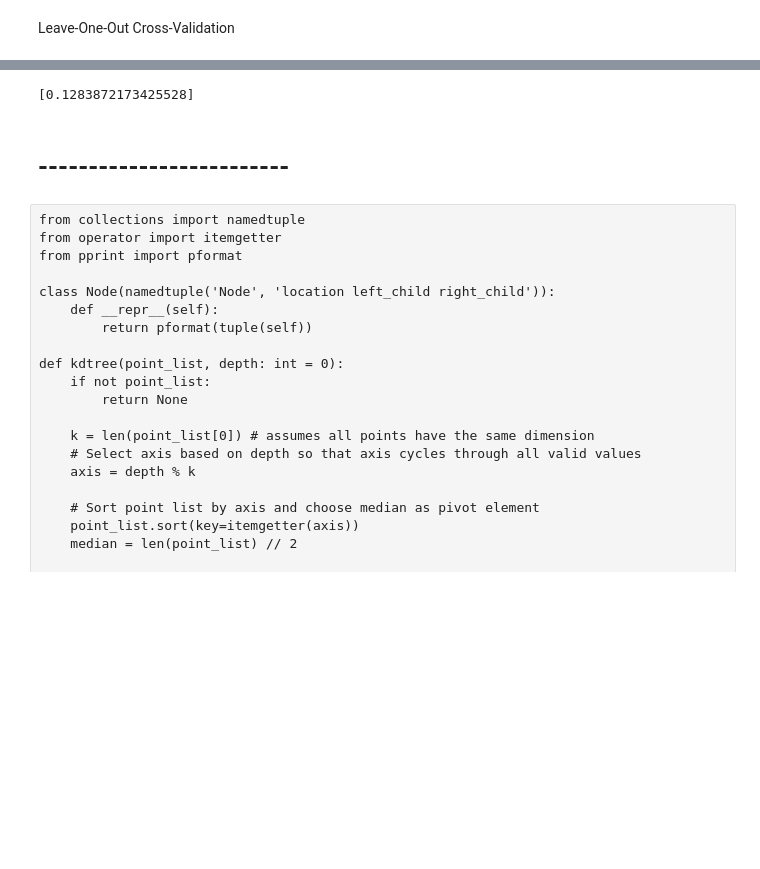
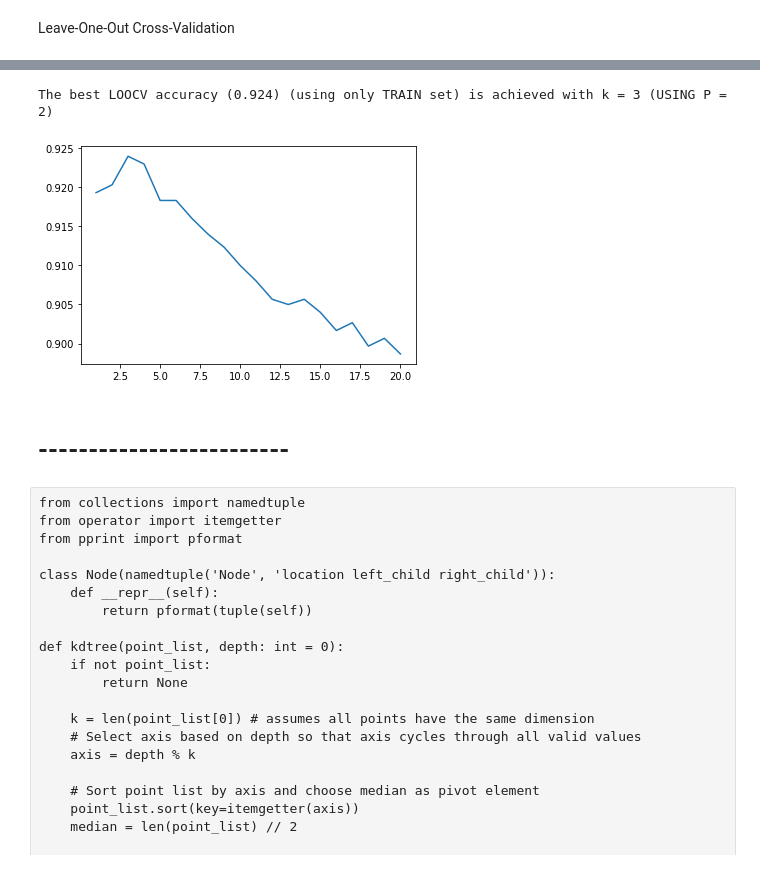
Before and after one commit to 792x/kNN, a Jupyter notebook: SLT1.ipynb, the cells around one changed output, grey strips where cells are left out. Saved outputs shown, nothing was run; the diff lists cells and outputs as text; code cells hidden in the pictures; blank space fills up the shorter version.

Commit message:
LOOCV for one p

```diff
--- a/SLT1.ipynb
+++ b/SLT1.ipynb
@@ -98,6 +98,6 @@ def predict_with_KDtree(train_data, test_data, k, p):
 ks = range(1, 21)
 accs = []
 
-for k in tqdm(ks):
+for k in tqdm_notebook(ks):
     act, preds = predict_with_KDtree(train.values, test.values, k, 2)
     accs.append(accuracy_score(act, preds))
@@ -130,19 +137,23 @@ p = 2 # euclidean distance
 tree = KDTree(train.values[:,1:], metric=DistanceMetric.get_metric("minkowski", p=p))
 
 # for each k
-ks = [1,]#range(1, 21)
+ks = range(1, 21)
 accs = []
 
-for k in tqdm(ks):
+for k in tqdm_notebook(ks):
+
+    actual_for_k = []
+    predictions_for_k = []
+
     for digit in tqdm_notebook(train.values):
         _, ind = tree.query(digit[1:].reshape(1, -1), k=k+1)
         neighboring_digits = [dig[0] for dig in train.values[ind][0]]
         neighboring_digits = neighboring_digits[1:] # not including the digit itself
         predicted_digit = pd.value_counts(neighboring_digits).sort_values(ascending=False).index[0]
 
-        actual.append(test_digit[0])
-        predictions.append(predicted_digit)
+        actual_for_k.append(digit[0])
+        predictions_for_k.append(predicted_digit)
 
-    accs.append(accuracy_score(actual, predictions))
+    accs.append(accuracy_score(actual_for_k, predictions_for_k))
 # %% [output]
 [interactive output not drawn]
@@ -149,7 +172,9 @@ for k in tqdm(ks):
-# %%
-accs
-# %% [output]
-[0.1283872173425528]
+# %%
+plt.plot(ks, accs);
+print(f"The best LOOCV accuracy ({max(accs)}) (using only TRAIN set) is achieved with k = {ks[np.argmax(accs)]} (USING P = 2)")
+# %% [output]
+The best LOOCV accuracy (0.924) (using only TRAIN set) is achieved with k = 3 (USING P = 2)
+[figure, added]
 # %% [markdown]
 # -------------------------
 # %% [raw]
```
Also changed, not shown: parts of 4 cells of this notebook.
